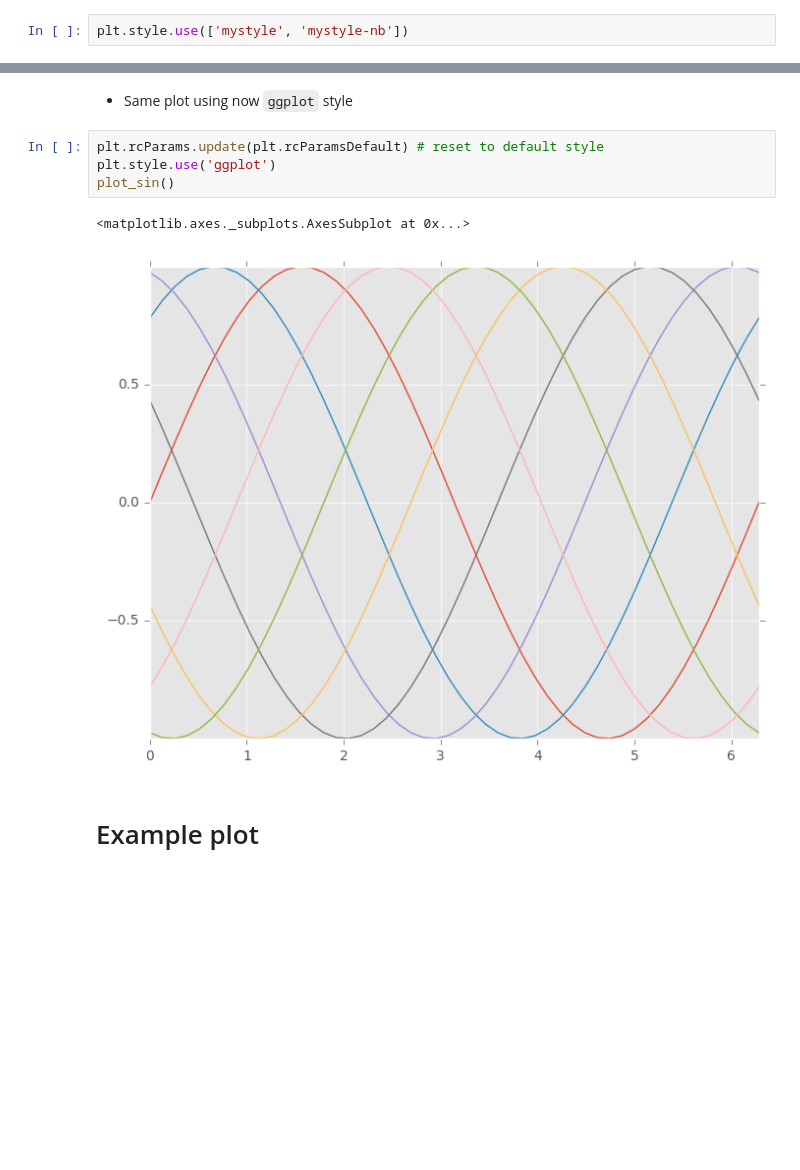
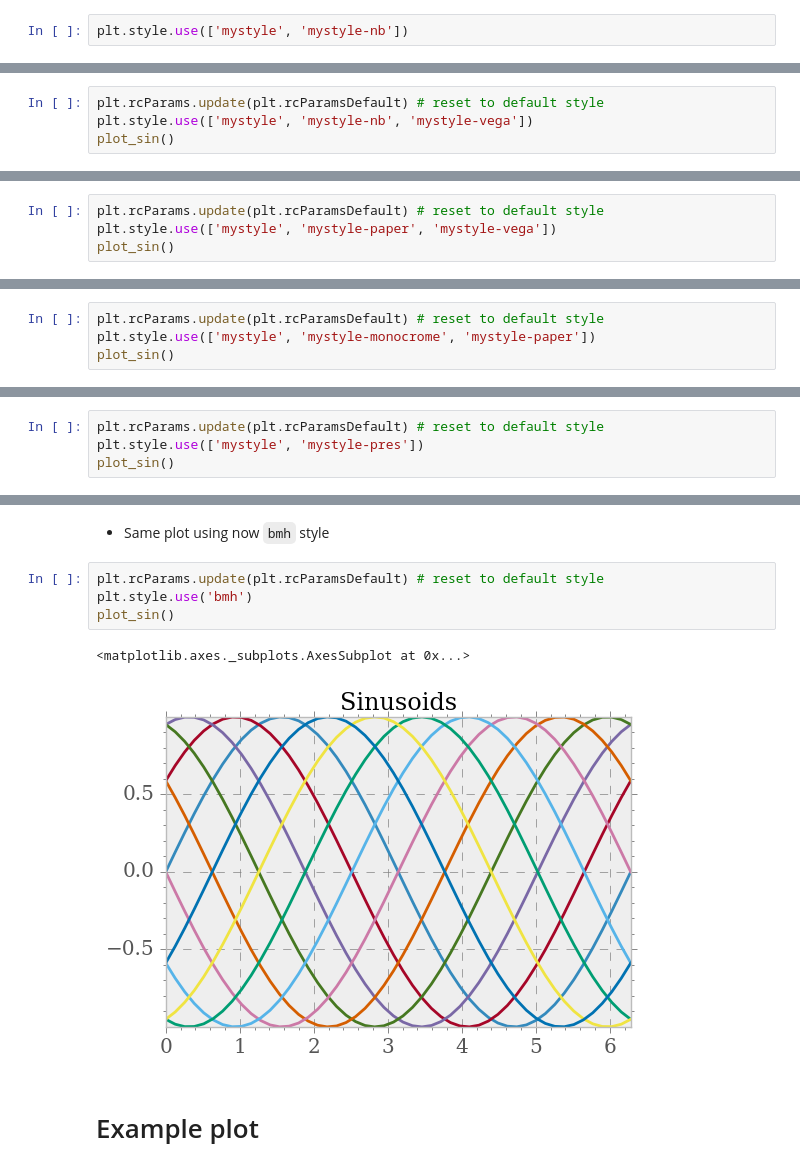
Before and after one commit to mighelone/quality_plot, a Jupyter notebook: matplotlib-configuration.ipynb, the cells around one changed output, grey strips where cells are left out. Drawn from its saved outputs; the diff is of its cells as text; blank space fills up the shorter version.

```diff
--- a/matplotlib-configuration.ipynb
+++ b/matplotlib-configuration.ipynb
@@ -123,0 +162,4 @@ plot_sin()
+# %%
+plt.rcParams.update(plt.rcParamsDefault) # reset to default style
+plt.style.use(['mystyle', 'mystyle-nb', 'mystyle-vega'])
+plot_sin()
@@ -123,0 +173,4 @@ plot_sin()
+# %%
+plt.rcParams.update(plt.rcParamsDefault) # reset to default style
+plt.style.use(['mystyle', 'mystyle-paper', 'mystyle-vega'])
+plot_sin()
@@ -123,0 +184,4 @@ plot_sin()
+# %%
+plt.rcParams.update(plt.rcParamsDefault) # reset to default style
+plt.style.use(['mystyle', 'mystyle-monocrome', 'mystyle-paper'])
+plot_sin()
@@ -123,0 +194,4 @@ plot_sin()
+# %%
+plt.rcParams.update(plt.rcParamsDefault) # reset to default style
+plt.style.use(['mystyle', 'mystyle-pres'])
+plot_sin()
@@ -124,11 +201,11 @@ plot_sin()
 # %% [markdown]
-* Same plot using now `ggplot` style
+* Same plot using now `bmh` style
 # %%
 plt.rcParams.update(plt.rcParamsDefault) # reset to default style
-plt.style.use('ggplot')
+plt.style.use('bmh')
 plot_sin()
 # %% [output]
 <matplotlib.axes._subplots.AxesSubplot at 0x...>
-[figure, old version]
+[figure, new version]
 # %% [markdown]
 # Example plot
```
Also changed, not shown: parts of 22 cells of this notebook, 1 other file.
